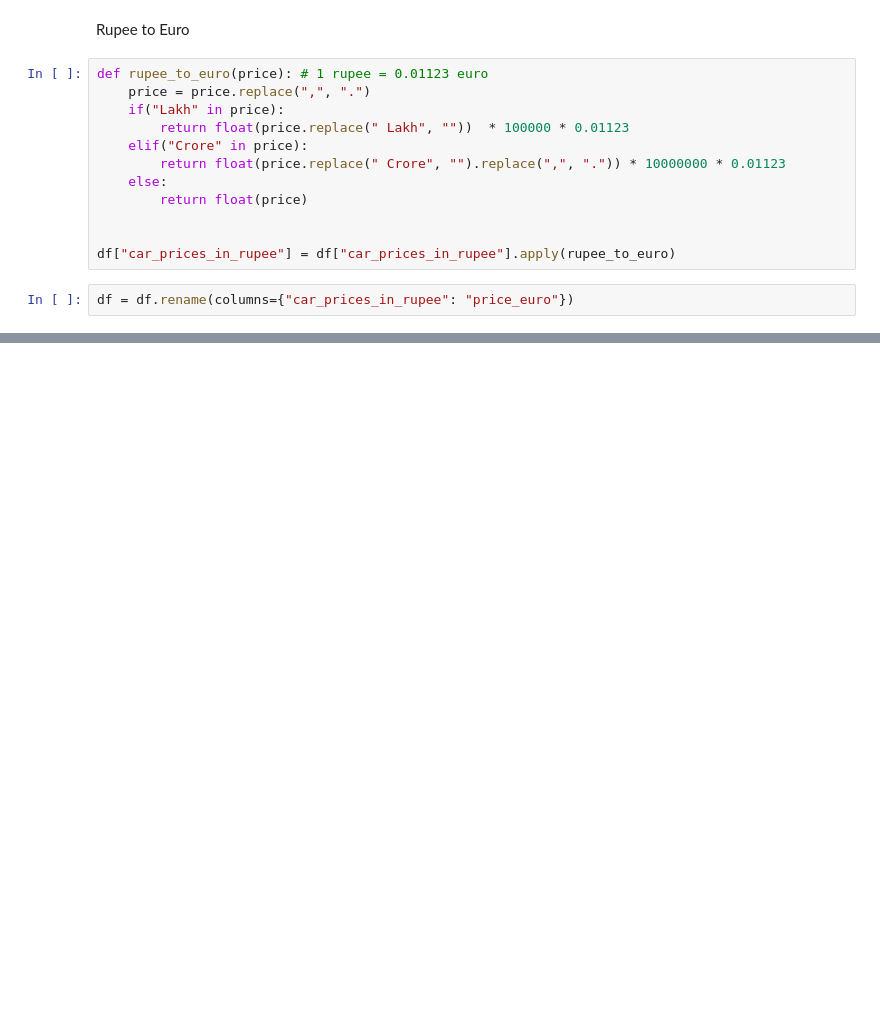
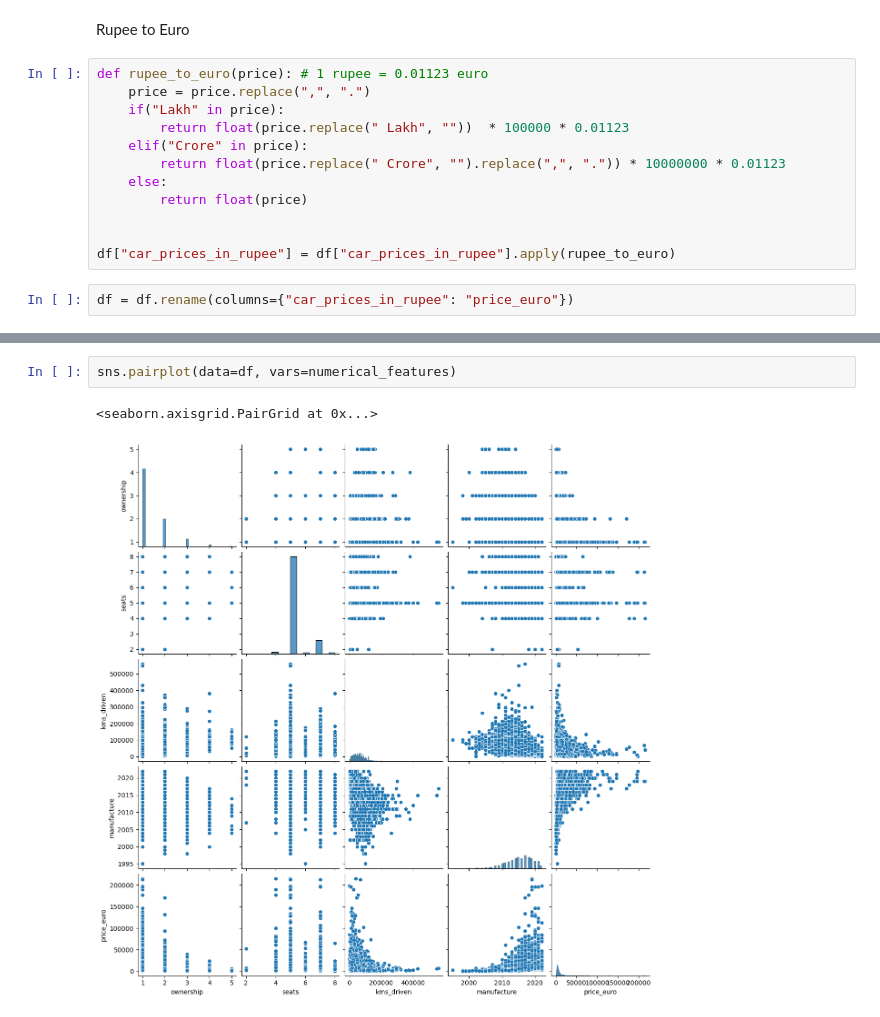
Before and after one commit to Orivex/ML_Practice, a Jupyter notebook: Car_Price_Predictor/NeuralNetwork.ipynb, the cells around one changed output, grey strips where cells are left out. Drawn from its saved outputs; the diff is of its cells as text; blank space fills up the shorter version.

```diff
--- a/Car_Price_Predictor/NeuralNetwork.ipynb
+++ b/Car_Price_Predictor/NeuralNetwork.ipynb
@@ -117,0 +237,5 @@ df
+# %%
+sns.pairplot(data=df, vars=numerical_features)
+# %% [output]
+<seaborn.axisgrid.PairGrid at 0x...>
+[figure, added]
```
Also changed, not shown: parts of 56 cells of this notebook, 1 other file.
